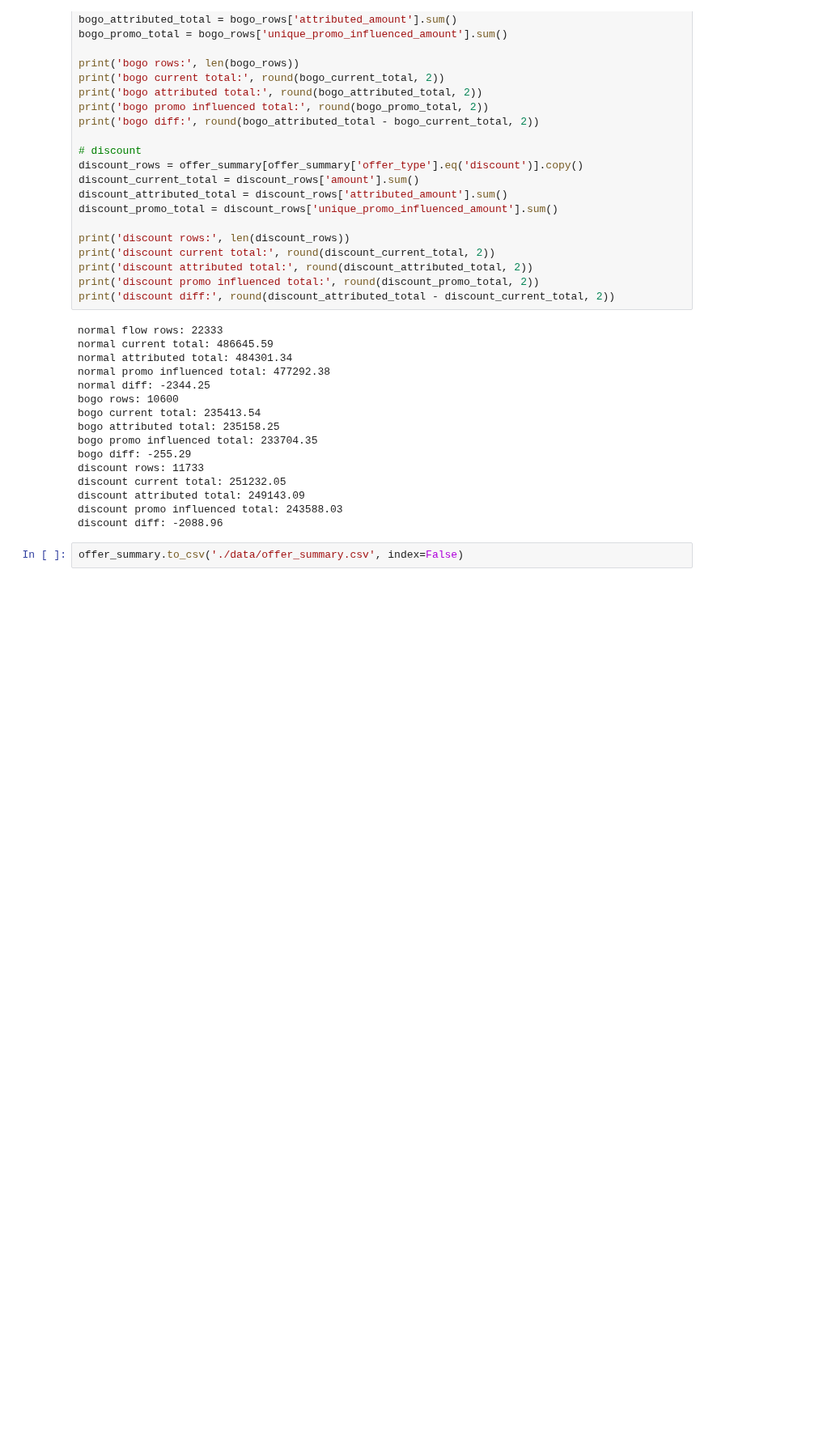
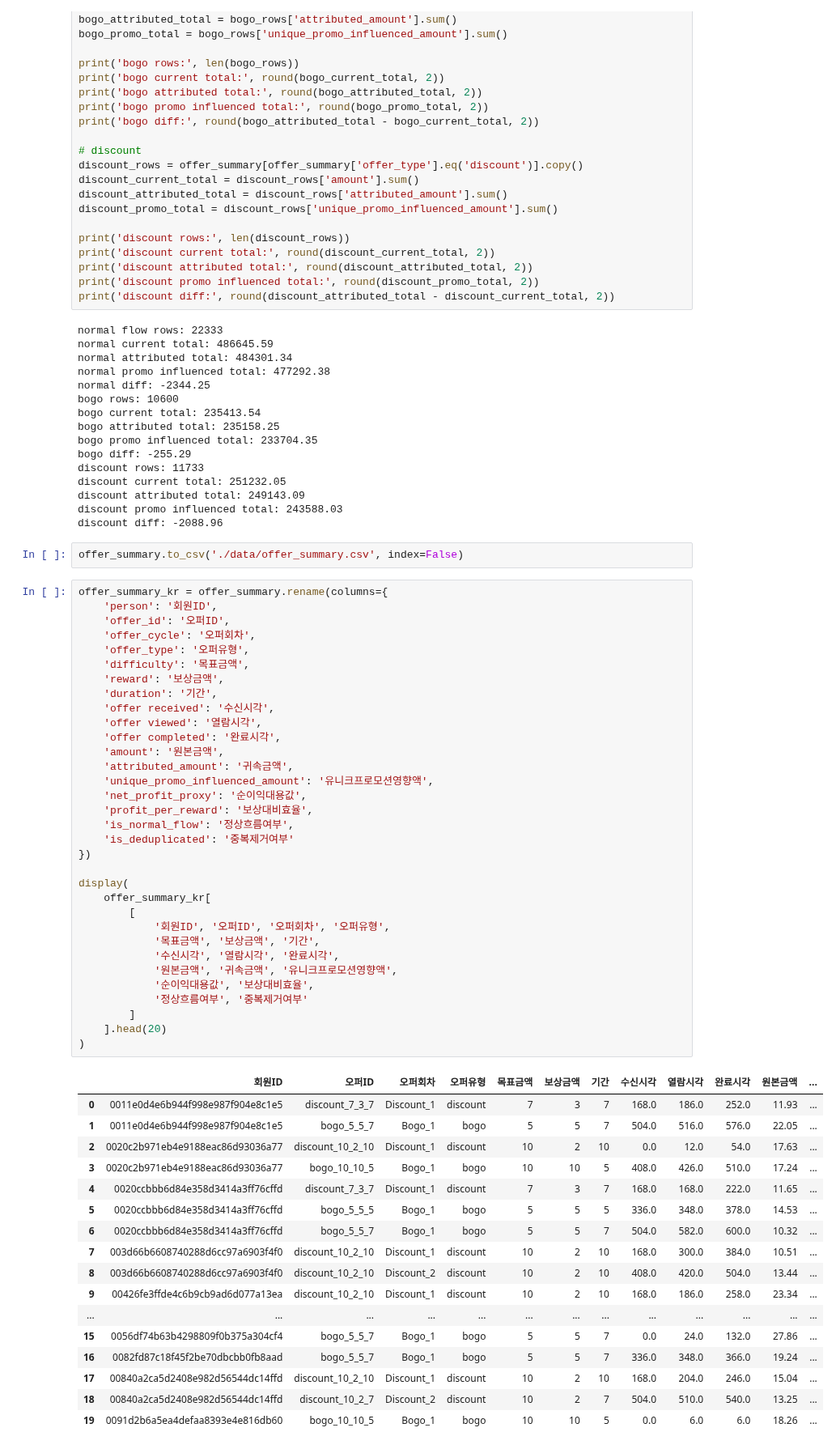
Before and after one commit to yoohengu/marketing_starbucks, a Jupyter notebook: khw/05__2_UK_결제금액_구하기.ipynb, the cells around one changed output. Shown at 81% size. Drawn from its saved outputs; the diff is of its cells as text; blank space fills up the shorter version.

```diff
--- a/khw/05__2_UK_결제금액_구하기.ipynb
+++ b/khw/05__2_UK_결제금액_구하기.ipynb
@@ -257,3 +257,54 @@ discount promo influenced total: 243588.03
 discount diff: -2088.96
 # %%
 offer_summary.to_csv('./data/offer_summary.csv', index=False)
+# %%
+offer_summary_kr = offer_summary.rename(columns={
+    'person': '회원ID',
+    'offer_id': '오퍼ID',
+    'offer_cycle': '오퍼회차',
+    'offer_type': '오퍼유형',
+    'difficulty': '목표금액',
+    'reward': '보상금액',
+    'duration': '기간',
+    'offer received': '수신시각',
+    'offer viewed': '열람시각',
+    'offer completed': '완료시각',
+    'amount': '원본금액',
+    'attributed_amount': '귀속금액',
+    'unique_promo_influenced_amount': '유니크프로모션영향액',
+    'net_profit_proxy': '순이익대용값',
+    'profit_per_reward': '보상대비효율',
+    'is_normal_flow': '정상흐름여부',
+    'is_deduplicated': '중복제거여부'
+})
+
+display(
+    offer_summary_kr[
+        [
+            '회원ID', '오퍼ID', '오퍼회차', '오퍼유형',
+            '목표금액', '보상금액', '기간',
+            '수신시각', '열람시각', '완료시각',
+            '원본금액', '귀속금액', '유니크프로모션영향액',
+            '순이익대용값', '보상대비효율',
+            '정상흐름여부', '중복제거여부'
+        ]
+    ].head(20)
+)
+# %% [output]
+|  | 회원ID | 오퍼ID | 오퍼회차 | 오퍼유형 | 목표금액 | 보상금액 | 기간 | 수신시각 | 열람시각 | 완료시각 | 원본금액 | ... |
+| 0 | 0011e0d4e6b944f998e987f904e8c1e5 | discount_7_3_7 | Discount_1 | discount | 7 | 3 | 7 | 168.0 | 186.0 | 252.0 | 11.93 | ... |
+| 1 | 0011e0d4e6b944f998e987f904e8c1e5 | bogo_5_5_7 | Bogo_1 | bogo | 5 | 5 | 7 | 504.0 | 516.0 | 576.0 | 22.05 | ... |
+| 2 | 0020c2b971eb4e9188eac86d93036a77 | discount_10_2_10 | Discount_1 | discount | 10 | 2 | 10 | 0.0 | 12.0 | 54.0 | 17.63 | ... |
+| 3 | 0020c2b971eb4e9188eac86d93036a77 | bogo_10_10_5 | Bogo_1 | bogo | 10 | 10 | 5 | 408.0 | 426.0 | 510.0 | 17.24 | ... |
+| 4 | 0020ccbbb6d84e358d3414a3ff76cffd | discount_7_3_7 | Discount_1 | discount | 7 | 3 | 7 | 168.0 | 168.0 | 222.0 | 11.65 | ... |
+| 5 | 0020ccbbb6d84e358d3414a3ff76cffd | bogo_5_5_5 | Bogo_1 | bogo | 5 | 5 | 5 | 336.0 | 348.0 | 378.0 | 14.53 | ... |
+| 6 | 0020ccbbb6d84e358d3414a3ff76cffd | bogo_5_5_7 | Bogo_1 | bogo | 5 | 5 | 7 | 504.0 | 582.0 | 600.0 | 10.32 | ... |
+| 7 | 003d66b6608740288d6cc97a6903f4f0 | discount_10_2_10 | Discount_1 | discount | 10 | 2 | 10 | 168.0 | 300.0 | 384.0 | 10.51 | ... |
+| 8 | 003d66b6608740288d6cc97a6903f4f0 | discount_10_2_10 | Discount_2 | discount | 10 | 2 | 10 | 408.0 | 420.0 | 504.0 | 13.44 | ... |
+| 9 | 00426fe3ffde4c6b9cb9ad6d077a13ea | discount_10_2_10 | Discount_1 | discount | 10 | 2 | 10 | 168.0 | 186.0 | 258.0 | 23.34 | ... |
+| ... | ... | ... | ... | ... | ... | ... | ... | ... | ... | ... | ... | ... |
+| 15 | 0056df74b63b4298809f0b375a304cf4 | bogo_5_5_7 | Bogo_1 | bogo | 5 | 5 | 7 | 0.0 | 24.0 | 132.0 | 27.86 | ... |
+| 16 | 0082fd87c18f45f2be70dbcbb0fb8aad | bogo_5_5_7 | Bogo_1 | bogo | 5 | 5 | 7 | 336.0 | 348.0 | 366.0 | 19.24 | ... |
+| 17 | 00840a2ca5d2408e982d56544dc14ffd | discount_10_2_10 | Discount_1 | discount | 10 | 2 | 10 | 168.0 | 204.0 | 246.0 | 15.04 | ... |
+| 18 | 00840a2ca5d2408e982d56544dc14ffd | discount_10_2_7 | Discount_2 | discount | 10 | 2 | 7 | 504.0 | 510.0 | 540.0 | 13.25 | ... |
+| 19 | 0091d2b6a5ea4defaa8393e4e816db60 | bogo_10_10_5 | Bogo_1 | bogo | 10 | 10 | 5 | 0.0 | 6.0 | 6.0 | 18.26 | ... |
```
Also changed, not shown: parts of 5 cells of this notebook, 2 other files.
